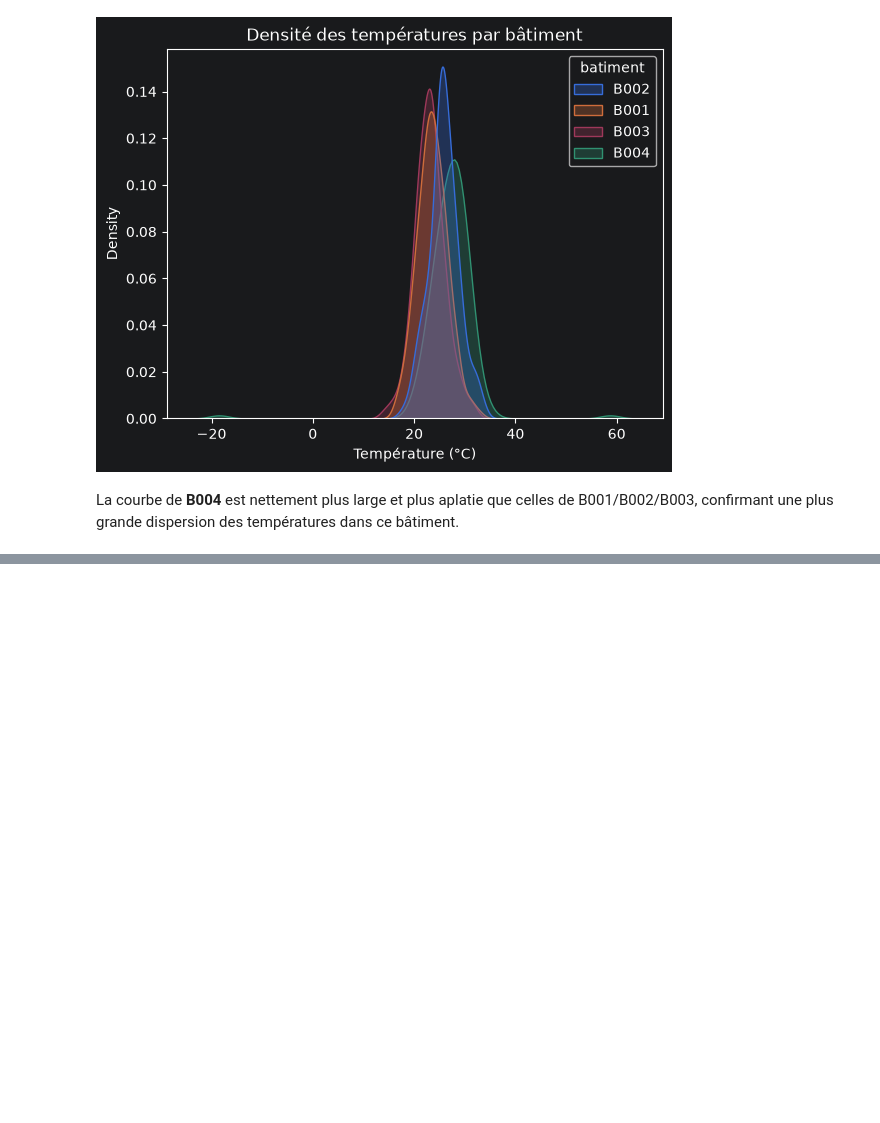
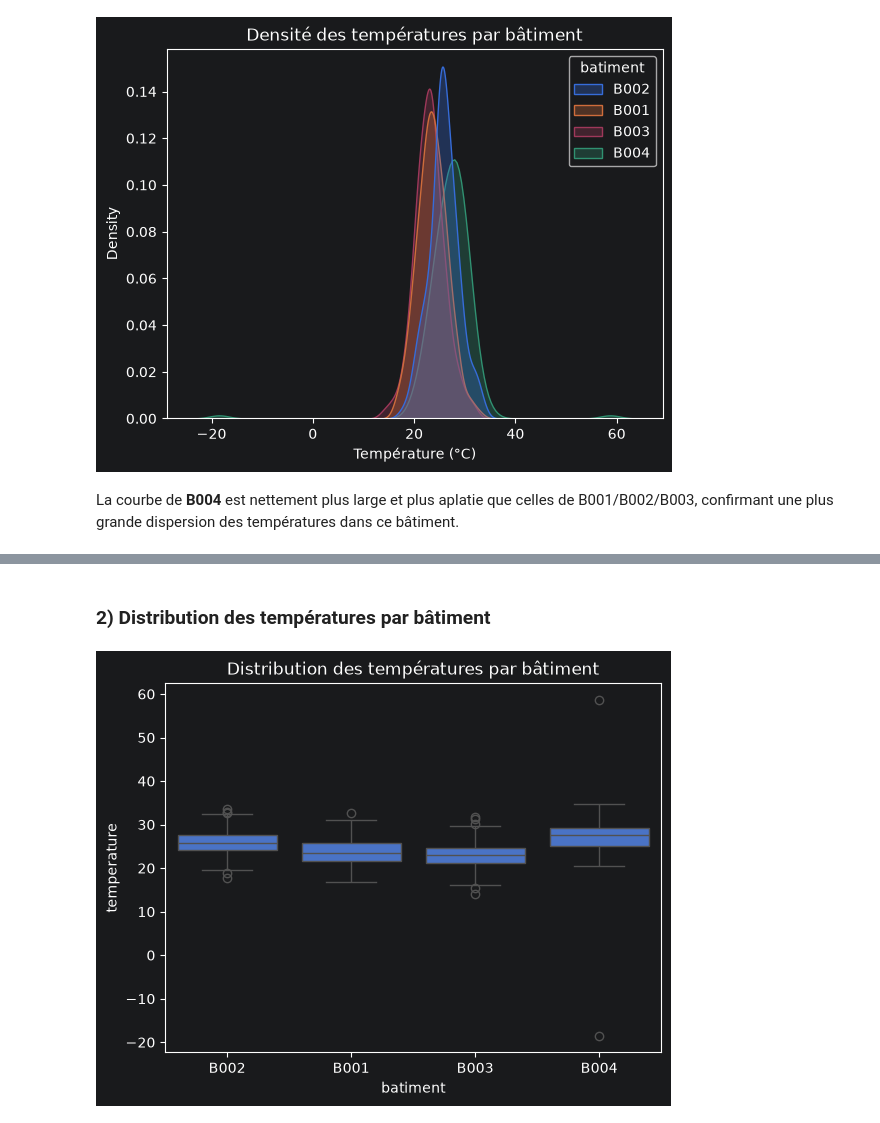
Before and after one commit to Abdouaziz2/atelier_seaborn_iot, a Jupyter notebook: notebooks/atelier_seaborn_iot.ipynb, the cells around one changed output, grey strips where cells are left out. Saved outputs shown, nothing was run; the diff lists cells and outputs as text; code cells hidden in the pictures; blank space fills up the shorter version.

```diff
--- a/notebooks/atelier_seaborn_iot.ipynb
+++ b/notebooks/atelier_seaborn_iot.ipynb
@@ -213,0 +230,9 @@ confirmant une plus grande dispersion des températures dans ce bâtiment.
+# %% [markdown]
+### 2) Distribution des températures par bâtiment
+# %%
+# x="batiment" -> une boîte par bâtiment, y="temperature" -> variable résumée dans chaque boîte
+sns.boxplot(data=df, x="batiment", y="temperature")
+plt.title("Distribution des températures par bâtiment")
+plt.show()
+# %% [output]
+[figure, added]
```
Also changed, not shown: parts of 5 cells of this notebook.
